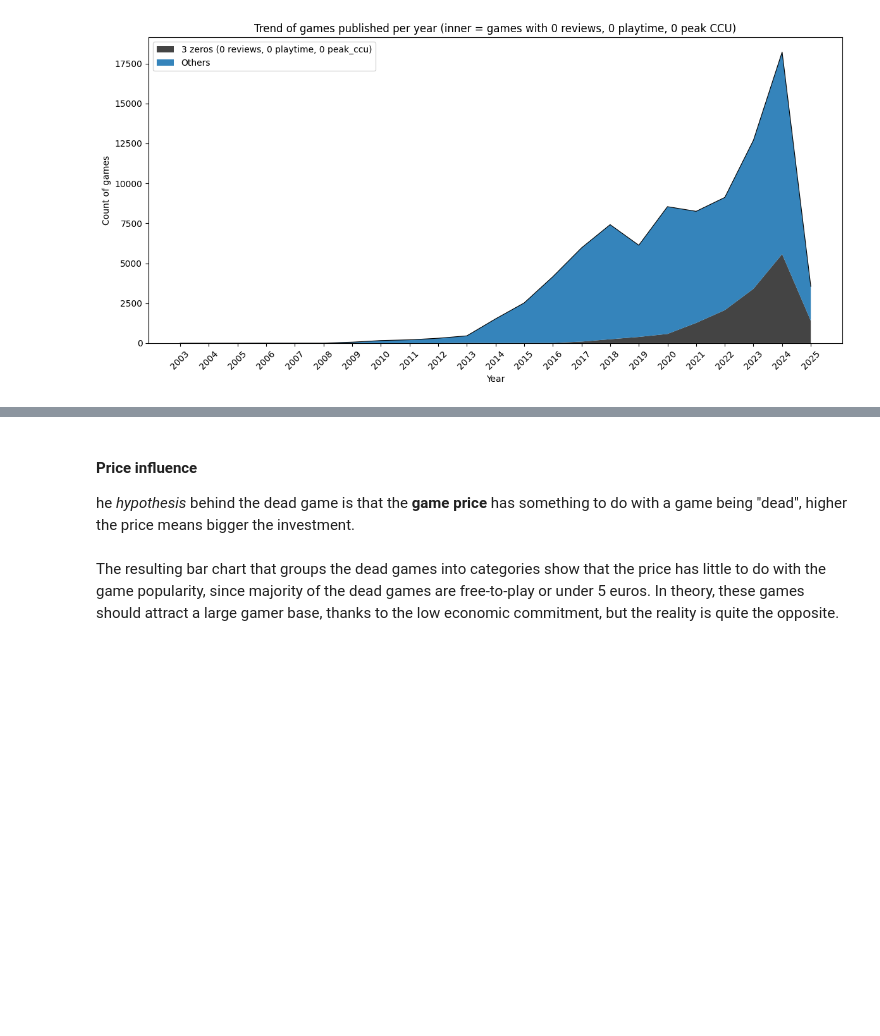
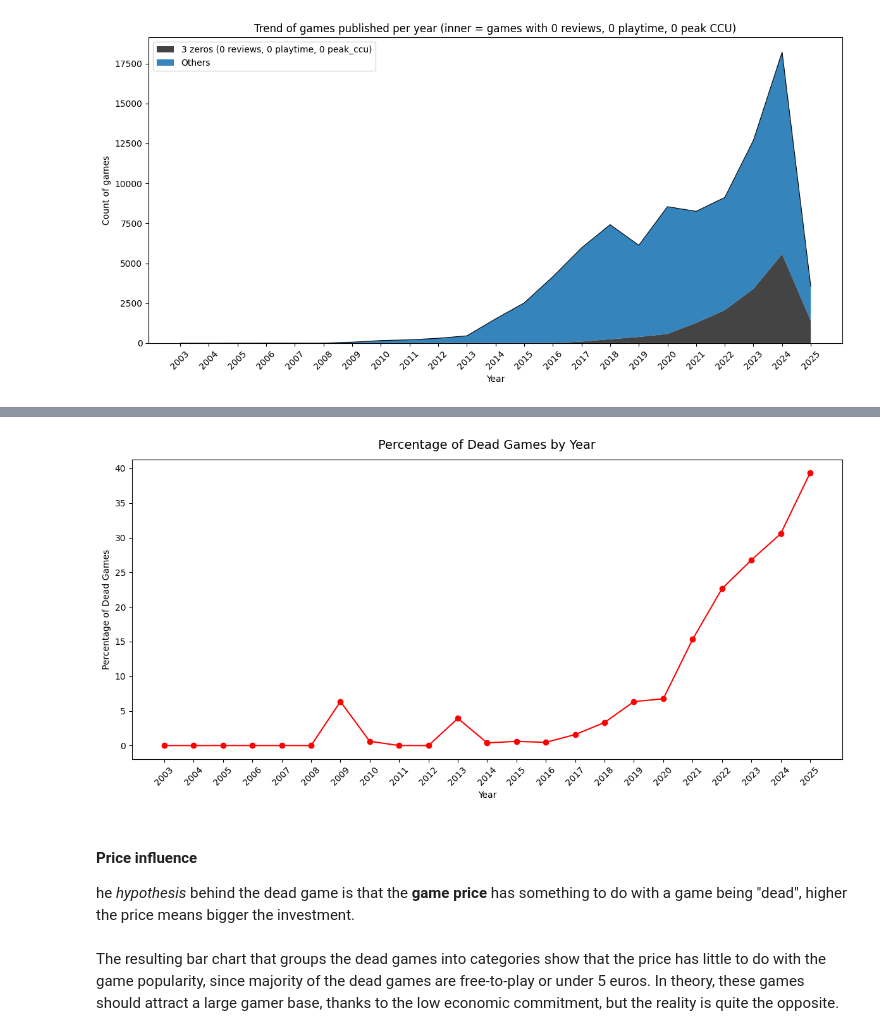
Before and after one commit to Jingrui-Zhu/SLDV, a Jupyter notebook: data_analysis.ipynb, the cells around one changed output, grey strips where cells are left out. Cells and saved outputs as stored; diff of their text form; code cells hidden in the pictures; blank space fills up the shorter version.

Commit message:
added game graveyard and price reputation

```diff
--- a/data_analysis.ipynb
+++ b/data_analysis.ipynb
@@ -100,3 +105,15 @@ plt.show()
+# %%
+pct_death_by_year = (zero_by_year / total_by_year * 100).round(2)
+plt.figure(figsize=(12,6))
+plt.plot(pct_death_by_year.index, pct_death_by_year.values, marker='o', color='red')
+plt.xlabel('Year')
+plt.ylabel('Percentage of Dead Games')
+plt.title('Percentage of Dead Games by Year', fontsize=14, pad=12)
+plt.xticks(pct_death_by_year.index, rotation=45)
+plt.tight_layout()
+plt.show()
+# %% [output]
+[figure, added]
 # %% [markdown]
 #### Price influence
 he *hypothesis* behind the dead game is that the **game price** has something to do with a game being "dead", higher the price means bigger the investment.<br><br>
```
Also changed, not shown: parts of 10 cells of this notebook.
